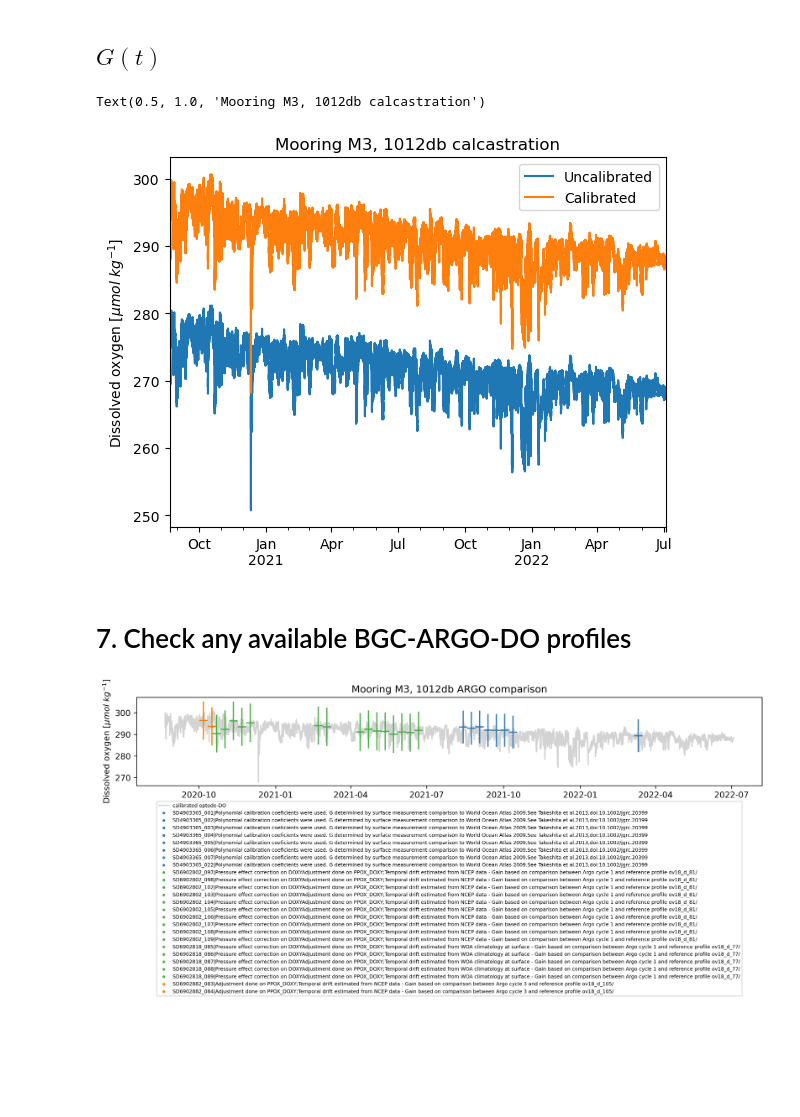
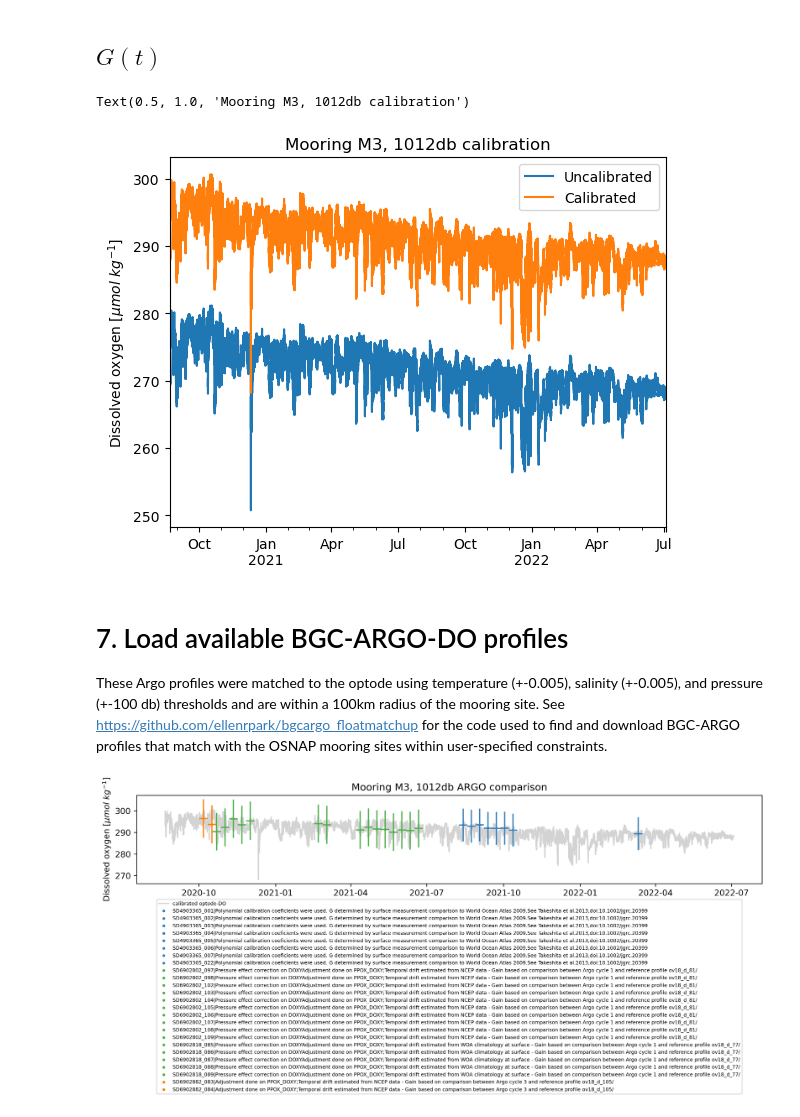
Before and after one commit to unamiller/optode_processing_examples, a Jupyter notebook: Example2.ipynb, the cells around one changed output. Drawn from its saved outputs; the diff is of its cells as text; code cells hidden in the pictures; blank space fills up the shorter version.

```diff
--- a/Example2.ipynb
+++ b/Example2.ipynb
@@ -260,7 +262,6 @@ plt.legend()
 # %%
 
 time_fit = ['30d', '300d']
-rolling_fit = ['1d', '30d']
 b_drift_guess=np.array([0.005, 0.00005])
 name = ['Fast','Slow']
 
@@ -270,20 +271,21 @@ minutes = (optode_oxy_corr.index[1] - optode_oxy_corr.index[0]).total_seconds()/
 for i in np.array([0,1]):
 
     tf = time_fit[i]
-    rf = rolling_fit[i]
     bdg = b_drift_guess[i]
 
     plt.figure(figsize=(8, 4), dpi=300)############################################################################################
 
     ax1 = plt.subplot(211)
 
+    ####### Oxygen #########
 
+    # Subset of first 30 (fast) or 300 (slow) days of optode-DO time series
     tmp = signal.detrend(optode_oxy_corr.interpolate()[optode_oxy_corr.index[0]:optode_oxy_corr.index[0]+pd.Timedelta(tf)].values)
 
 
     plt.plot(optode_oxy_corr[optode_oxy_corr.index[0]:optode_oxy_corr.index[0]+pd.Timedelta(tf)].index,tmp)
 
-    # fit slow drift
+    # Fit exponential function to the optode-DO subset y = a*e^(-bx) + c
     a_drift_guess = (tmp[:8].mean() - tmp[-8:].mean())
 
     c_drift_guess = tmp[-8:].mean()
@@ -312,6 +314,8 @@ for i in np.array([0,1]):
 
 
     ax2 = plt.subplot(212)
+
+    ####### Repeat for temperature #########
 
     tmp = signal.detrend(mc_tmp.PTEMP.interpolate()[optode_oxy_corr.index[0]:optode_oxy_corr.index[0]+pd.Timedelta(tf)].values)
 
@@ -403,20 +407,22 @@ print(G_t2)
 # %%
 coeffs = np.polyfit([0, len(optode_oxy_corr)],[G_t1, G_t2], 1)
 G_t = (np.arange(len(optode_oxy_corr.values))*coeffs[0] + coeffs[1])
 
 optode_oxy_calibrated = optode_oxy_corr * G_t
 
 optode_oxy_corr.plot(label = 'Uncalibrated')
 optode_oxy_calibrated.plot(label = 'Calibrated')
 
 plt.ylabel('Dissolved oxygen $[\mu mol \ kg^{-1}]$')
 plt.legend()
-plt.title('Mooring ' + df_sn.station.values[0] + ', ' + str(int(np.round(mc_tmp.PRES.median()))) + 'db calcastration')
+plt.title('Mooring ' + df_sn.station.values[0] + ', ' + str(int(np.round(mc_tmp.PRES.median()))) + 'db calibration')
 # %% [output]
-Text(0.5, 1.0, 'Mooring M3, 1012db calcastration')
+Text(0.5, 1.0, 'Mooring M3, 1012db calibration')
-[figure, old version]
+[figure, new version]
-# %% [markdown]
-# 7. Check any available BGC-ARGO-DO profiles
+# %% [markdown]
+# 7. Load available BGC-ARGO-DO profiles
+
+These Argo profiles were matched to the optode using temperature (+-0.005), salinity (+-0.005), and pressure (+-100 db) thresholds and are within a 100km radius of the mooring site. See https://github.com/ellenrpark/bgcargo_floatmatchup for the code used to find and download BGC-ARGO profiles that match with the OSNAP mooring sites within user-specified constraints.
 # %%
 df = pd.read_csv(os.path.join(os.path.join('Files',str(serial_num),'204381_M3_1000dbar.csv')))
 
```
Also changed, not shown: parts of 4 cells of this notebook, 5 other files.
